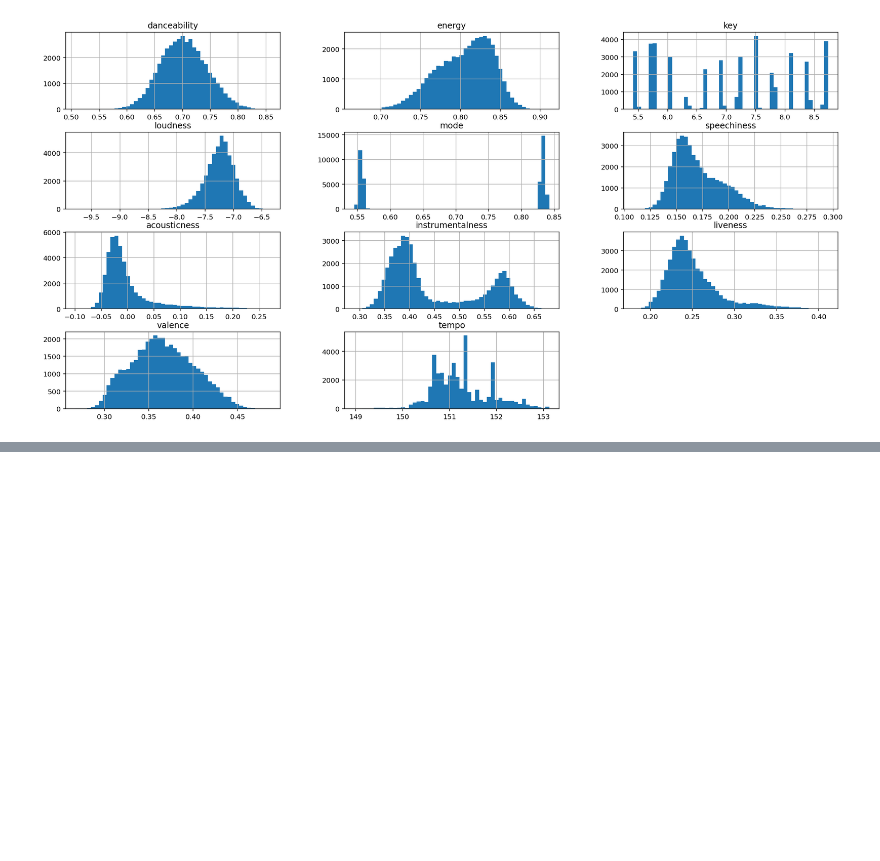
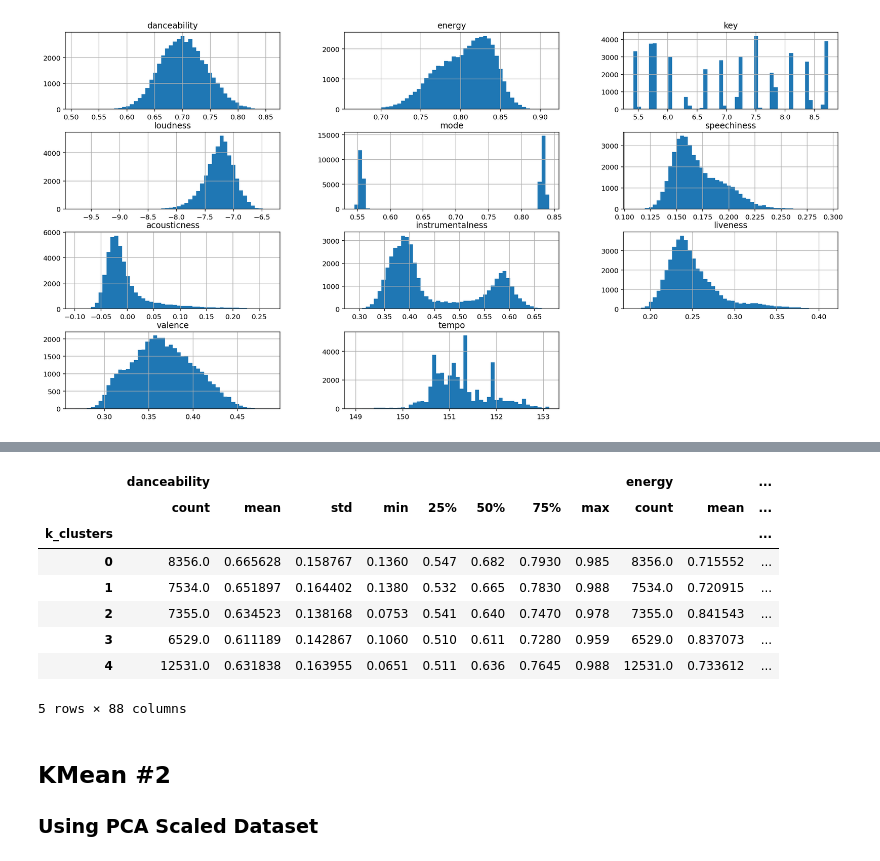
Before and after one commit to t7bui/KMean_Spotify, a Jupyter notebook: Research/research_data.ipynb, the cells around one changed output, grey strips where cells are left out. Saved outputs shown, nothing was run; the diff lists cells and outputs as text; code cells hidden in the pictures; blank space fills up the shorter version.

```diff
--- a/Research/research_data.ipynb
+++ b/Research/research_data.ipynb
@@ -209,0 +218,8 @@ Looking at Histogram after running PCA
+# %%
+# Let's have 5 clusters
+kmeans = KMeans(n_clusters=5, init='k-means++', random_state=0)
+y_kmeans = kmeans.fit_predict(scaled_cluster)
+# %%
+kmeans = pd.DataFrame(data=y_kmeans, dtype=int)
+kmeans.columns = ['k_clusters']
+kmeans.head()
@@ -209,0 +237,3 @@ Looking at Histogram after running PCA
+# %%
+org_cluster = pd.concat([org_cluster, kmeans], axis=1)
+org_cluster.head()
@@ -209,0 +247,16 @@ Looking at Histogram after running PCA
+# %%
+org_cluster.groupby('k_clusters').describe()
+# %% [output]
+|  | danceability |  |  |  |  |  |  |  | energy |  | ... |
+|  | count | mean | std | min | 25% | 50% | 75% | max | count | mean | ... |
+| k_clusters |  |  |  |  |  |  |  |  |  |  | ... |
+| 0 | 8356.0 | 0.665628 | 0.158767 | 0.1360 | 0.547 | 0.682 | 0.7930 | 0.985 | 8356.0 | 0.715552 | ... |
+| 1 | 7534.0 | 0.651897 | 0.164402 | 0.1380 | 0.532 | 0.665 | 0.7830 | 0.988 | 7534.0 | 0.720915 | ... |
+| 2 | 7355.0 | 0.634523 | 0.138168 | 0.0753 | 0.541 | 0.640 | 0.7470 | 0.978 | 7355.0 | 0.841543 | ... |
+| 3 | 6529.0 | 0.611189 | 0.142867 | 0.1060 | 0.510 | 0.611 | 0.7280 | 0.959 | 6529.0 | 0.837073 | ... |
+| 4 | 12531.0 | 0.631838 | 0.163955 | 0.0651 | 0.511 | 0.636 | 0.7645 | 0.988 | 12531.0 | 0.733612 | ... |
+5 rows × 88 columns
+# %% [markdown]
+## KMean #2
+
+### Using PCA Scaled Dataset
```
Also changed, not shown: parts of 21 cells of this notebook.
